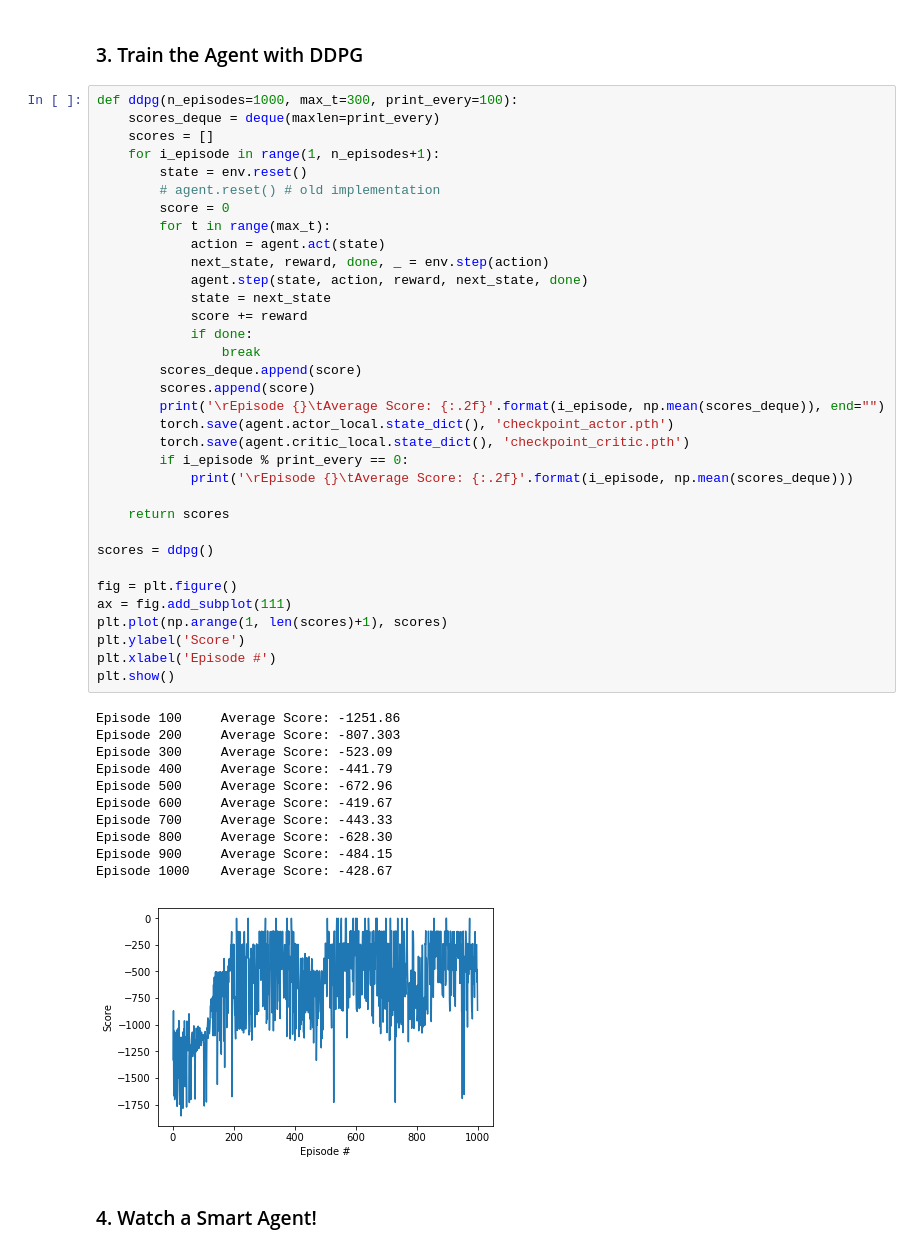
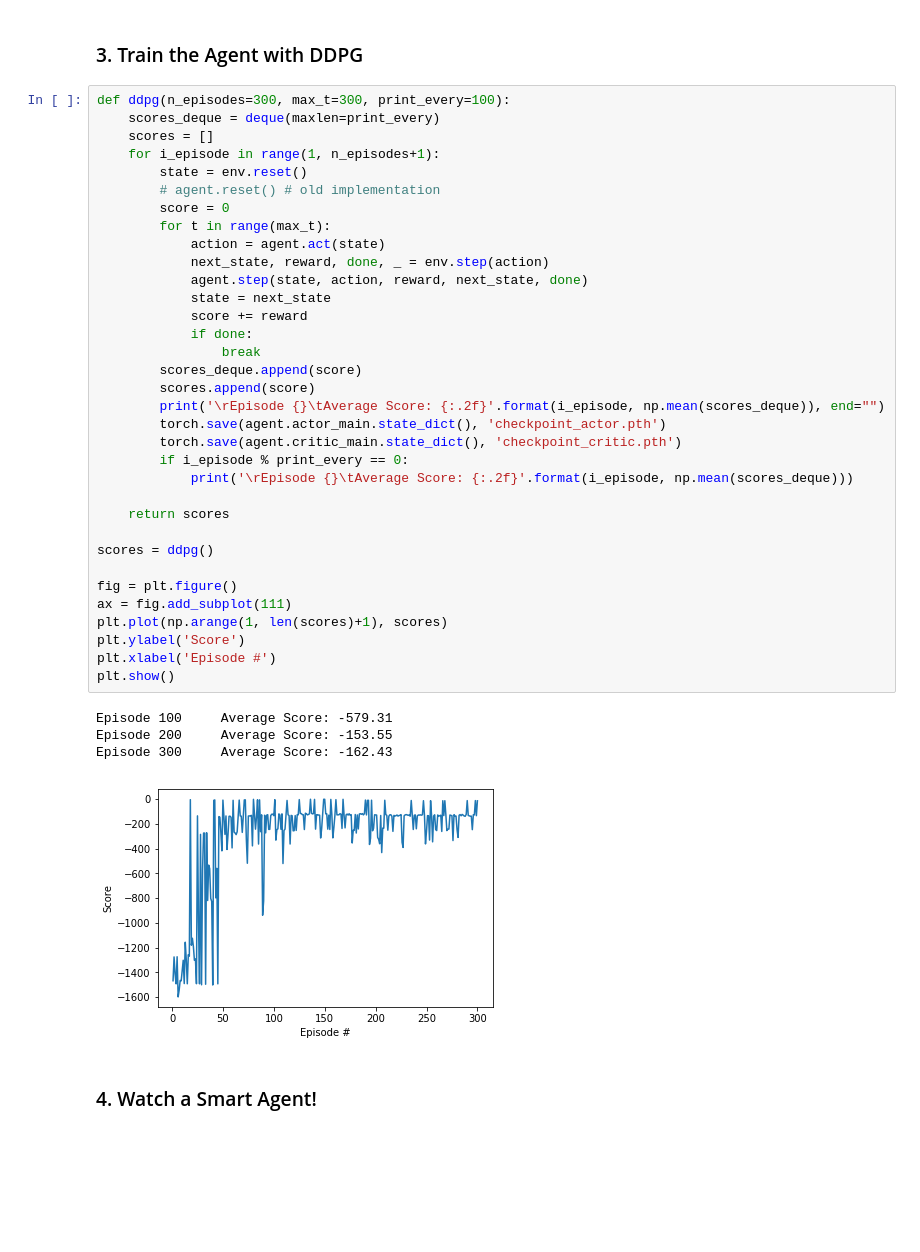
Before and after one commit to xlnwel/deep-reinforcement-learning, a Jupyter notebook: ddpg-pendulum/DDPG.ipynb, the cells around one changed output. Saved outputs shown, nothing was run; the diff lists cells and outputs as text; blank space fills up the shorter version.

```diff
--- a/ddpg-pendulum/DDPG.ipynb
+++ b/ddpg-pendulum/DDPG.ipynb
@@ -36,51 +36,44 @@ print(env.action_space.high)
 # %% [markdown]
 ### 3. Train the Agent with DDPG
 # %%
-def ddpg(n_episodes=1000, max_t=300, print_every=100):
+def ddpg(n_episodes=300, max_t=300, print_every=100):
     scores_deque = deque(maxlen=print_every)
     scores = []
     for i_episode in range(1, n_episodes+1):
         state = env.reset()
         # agent.reset() # old implementation
         score = 0
         for t in range(max_t):
             action = agent.act(state)
             next_state, reward, done, _ = env.step(action)
             agent.step(state, action, reward, next_state, done)
             state = next_state
             score += reward
             if done:
                 break
         scores_deque.append(score)
         scores.append(score)
         print('\rEpisode {}\tAverage Score: {:.2f}'.format(i_episode, np.mean(scores_deque)), end="")
-        torch.save(agent.actor_local.state_dict(), 'checkpoint_actor.pth')
-        torch.save(agent.critic_local.state_dict(), 'checkpoint_critic.pth')
+        torch.save(agent.actor_main.state_dict(), 'checkpoint_actor.pth')
+        torch.save(agent.critic_main.state_dict(), 'checkpoint_critic.pth')
         if i_episode % print_every == 0:
             print('\rEpisode {}\tAverage Score: {:.2f}'.format(i_episode, np.mean(scores_deque)))
 
     return scores
 
 scores = ddpg()
 
 fig = plt.figure()
 ax = fig.add_subplot(111)
 plt.plot(np.arange(1, len(scores)+1), scores)
 plt.ylabel('Score')
 plt.xlabel('Episode #')
 plt.show()
 # %% [output]
-Episode 100     Average Score: -1251.86
-Episode 200     Average Score: -807.303
-Episode 300     Average Score: -523.09
-Episode 400     Average Score: -441.79
-Episode 500     Average Score: -672.96
-Episode 600     Average Score: -419.67
-Episode 700     Average Score: -443.33
-Episode 800     Average Score: -628.30
-Episode 900     Average Score: -484.15
-Episode 1000    Average Score: -428.67
+Episode 100     Average Score: -579.31
+Episode 200     Average Score: -153.55
+Episode 300     Average Score: -162.43
-[figure, old version]
+[figure, new version]
 # %% [markdown]
 ### 4. Watch a Smart Agent!
 # %%
```
Also changed, not shown: parts of 2 cells of this notebook, 6 other files.
